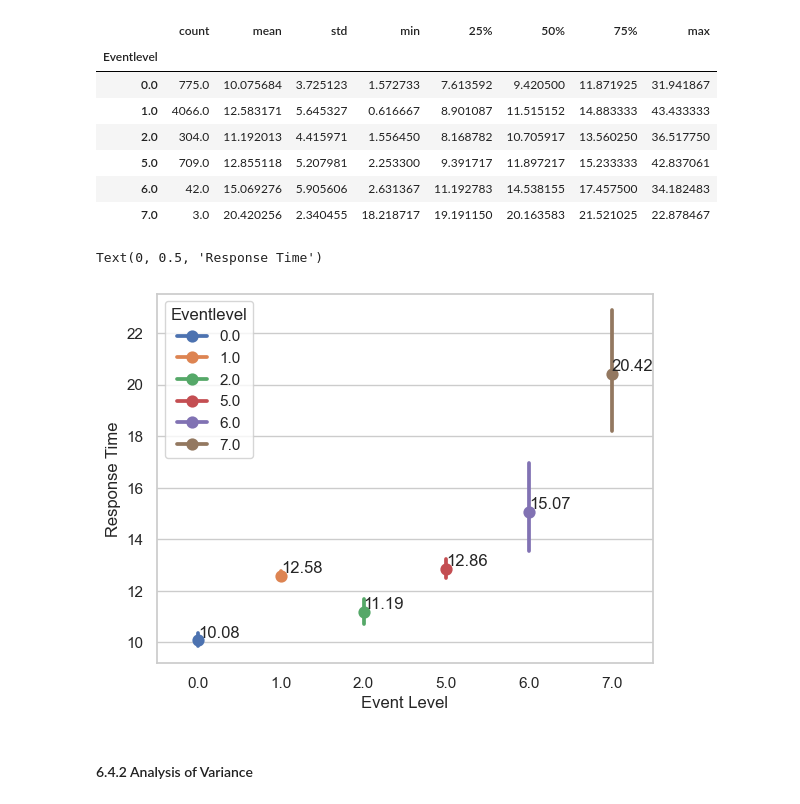
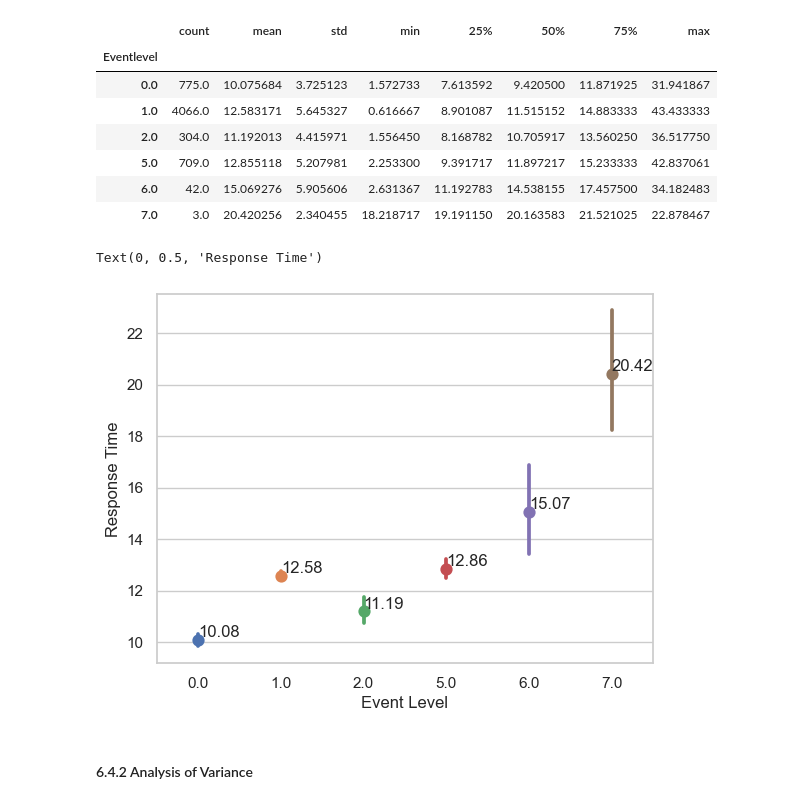
Before and after one commit to JeroenGuillierme/Project-MDA, a Jupyter notebook: Papermill/Outputs/3_output_RTA.ipynb, the cells around one changed output. Cells and saved outputs as stored; diff of their text form; code cells hidden in the pictures.

```diff
--- a/Papermill/Outputs/3_output_RTA.ipynb
+++ b/Papermill/Outputs/3_output_RTA.ipynb
@@ -837,24 +835,25 @@ rta_anova_el.groupby('Eventlevel', observed=True)['response_time'].describe()
 # %%
 sns.set(style='whitegrid')
 
 # Determine the order of provinces based on how they appear in the data
 eventlevel_order = rta_anova_el['Eventlevel'].unique().sort_values()
 
 # Create the point plot with a specified order
-ax = sns.pointplot(x='Eventlevel', y='response_time', data=rta_anova_el, hue='Eventlevel', order=eventlevel_order)
+ax = sns.pointplot(x='Eventlevel', y='response_time', data=rta_anova_el, hue='Eventlevel', order=eventlevel_order,
+                  legend=False)
 
 # Calculate means, ensuring the same order is used
 means = rta_anova_el.groupby('Eventlevel',  observed=True)['response_time'].mean().reindex(eventlevel_order)
 
 # Annotate the means next to the points, in the correct order
 for i, (eventlevel, mean) in enumerate(means.items()):
     plt.text(i, mean, f'{mean:.2f}', ha='left', va='bottom')
 
 plt.xlabel('Event Level')
 plt.ylabel('Response Time')
 # %% [output]
 Text(0, 0.5, 'Response Time')
-[figure, old version]
+[figure, new version]
 # %% [markdown]
 #### 6.4.2 Analysis of Variance
 # %%
```
Also changed, not shown: parts of 10 cells of this notebook, 4 other files.
